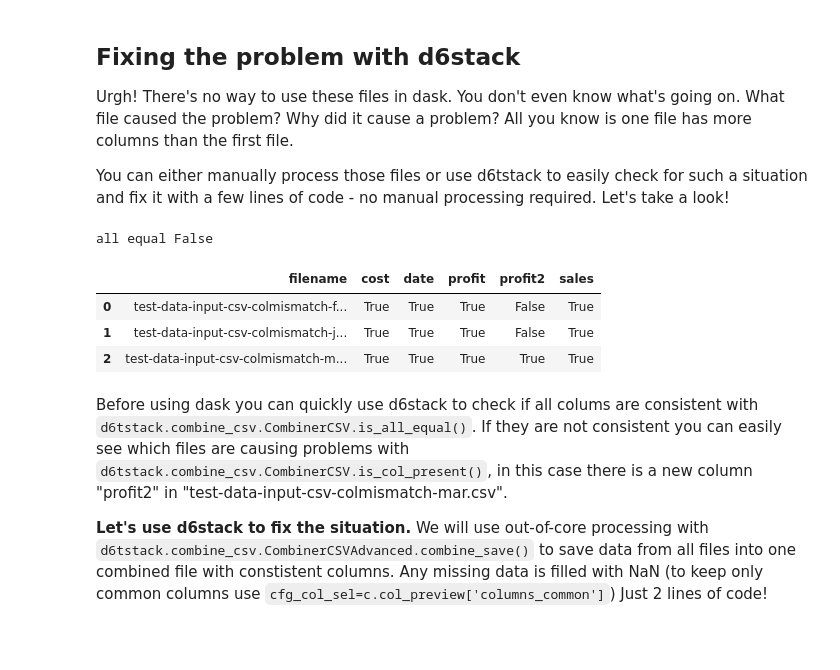
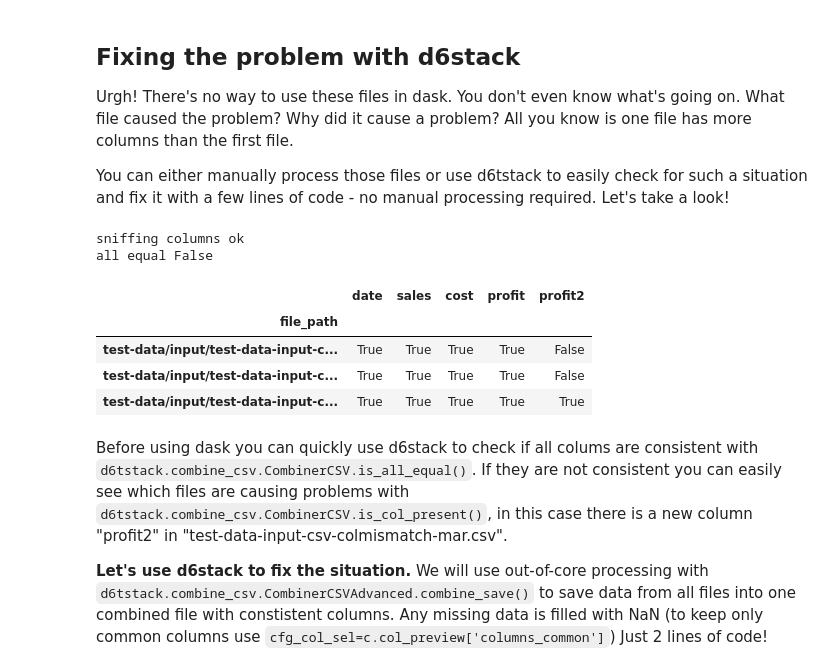
Before and after one commit to d6t/d6tstack, a Jupyter notebook: examples-dask.ipynb, the cells around one changed output. Saved outputs shown, nothing was run; the diff lists cells and outputs as text; code cells hidden in the pictures; blank space fills up the shorter version.

```diff
--- a/examples-dask.ipynb
+++ b/examples-dask.ipynb
@@ -54,20 +54,22 @@ You can either manually process those files or use d6tstack to easily check for
 # %%
 import glob
 import d6tstack.combine_csv
 
 cfg_fnames = list(glob.glob('test-data/input/test-data-input-csv-colmismatch-*.csv'))
-c = d6tstack.combine_csv.CombinerCSV(cfg_fnames, all_strings=True)
+c = d6tstack.combine_csv.CombinerCSV(cfg_fnames)
 
 # check columns
 print('all equal',c.is_all_equal())
 print('')
-c.is_col_present()
+c.is_column_present()
 # %% [output]
+sniffing columns ok
 all equal False
-|  | filename | cost | date | profit | profit2 | sales |
-| 0 | test-data-input-csv-colmismatch-f... | True | True | True | False | True |
-| 1 | test-data-input-csv-colmismatch-j... | True | True | True | False | True |
-| 2 | test-data-input-csv-colmismatch-m... | True | True | True | True | True |
+|  | date | sales | cost | profit | profit2 |
+| file_path |  |  |  |  |  |
+| test-data/input/test-data-input-c... | True | True | True | True | False |
+| test-data/input/test-data-input-c... | True | True | True | True | False |
+| test-data/input/test-data-input-c... | True | True | True | True | True |
 # %% [markdown]
 Before using dask you can quickly use d6stack to check if all colums are consistent with `d6tstack.combine_csv.CombinerCSV.is_all_equal()`. If they are not consistent you can easily see which files are causing problems with `d6tstack.combine_csv.CombinerCSV.is_col_present()`, in this case there is a new column "profit2" in "test-data-input-csv-colmismatch-mar.csv".
 
```
Also changed, not shown: parts of 7 cells of this notebook, 7 other files.
